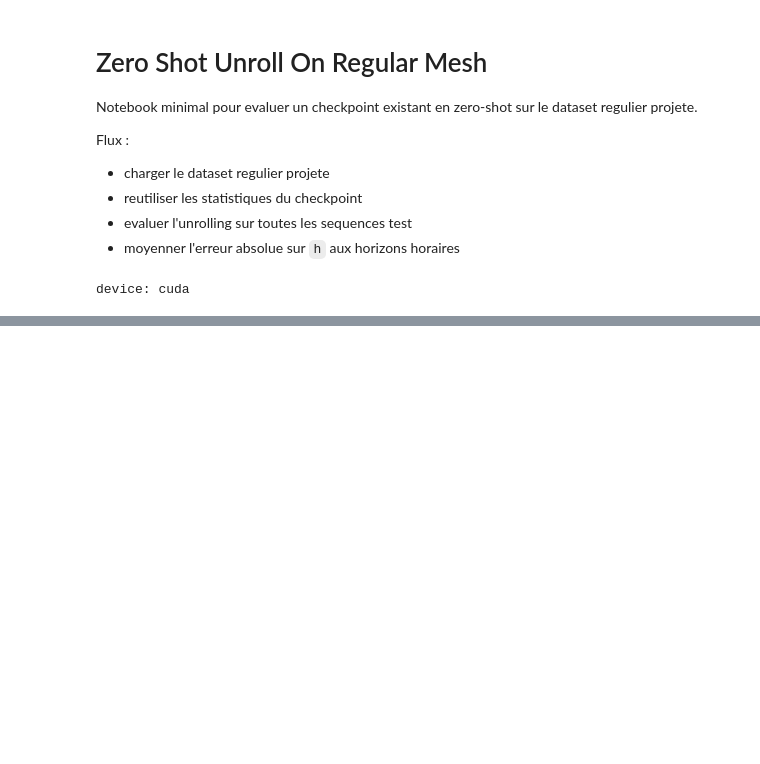
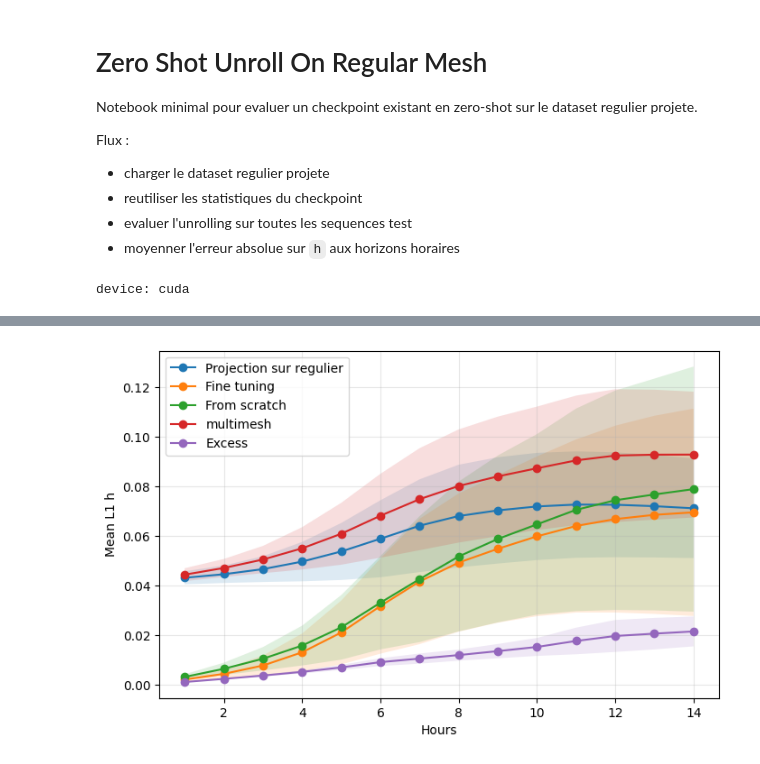
Before and after one commit to vmerc/gnn_modulus_test, a Jupyter notebook: Aube/Tet_regular/zero_shot_unroll_regular.ipynb, the cells around one changed output, grey strips where cells are left out. Saved outputs shown, nothing was run; the diff lists cells and outputs as text; code cells hidden in the pictures; blank space fills up the shorter version.

```diff
--- a/Aube/Tet_regular/zero_shot_unroll_regular.ipynb
+++ b/Aube/Tet_regular/zero_shot_unroll_regular.ipynb
@@ -314,3 +331,43 @@ plt.show()
+# %%
+from pathlib import Path
+
+import pandas as pd
+import matplotlib.pyplot as plt
+
+RUNS = [
+    #("Tet_regular_zero_shot.csv", "Zero shot"),
+    ("oracle_projection_tet_regular_exp10.csv","Projection sur regulier"),
+    ("Tet_regular_fine_tuning.csv", "Fine tuning"),
+    ("Tet_regular_from_scratch.csv", "From scratch"),
+    ("multimesh_on_regular_exp10.csv","multimesh"),
+    ("multimesh_on_regular_exp10_excess.csv","Excess")
+]
+
+DATA_DIR = PROJECT_ROOT / "outputs" / "Tet_regular"
+
+fig, ax = plt.subplots(figsize=(8, 5))
+
+for file_name, label in RUNS:
+    path = DATA_DIR / file_name
+    df = pd.read_csv(path).sort_values("hours")
+
+    ax.plot(df["hours"], df["mean_h"], marker="o", label=label)
+
+    if "std_h" in df.columns:
+        ax.fill_between(
+            df["hours"],
+            df["mean_h"] - df["std_h"],
+            df["mean_h"] + df["std_h"],
+            alpha=0.15,
+        )
+
+ax.set_xlabel("Hours")
+ax.set_ylabel("Mean L1 h")
+ax.grid(True, alpha=0.3)
+ax.legend()
+plt.show()
+# %% [output]
+[figure, added]
 # %%
 import matplotlib.tri as mtri
 
```
Also changed, not shown: parts of 14 cells of this notebook, 2 other files.
